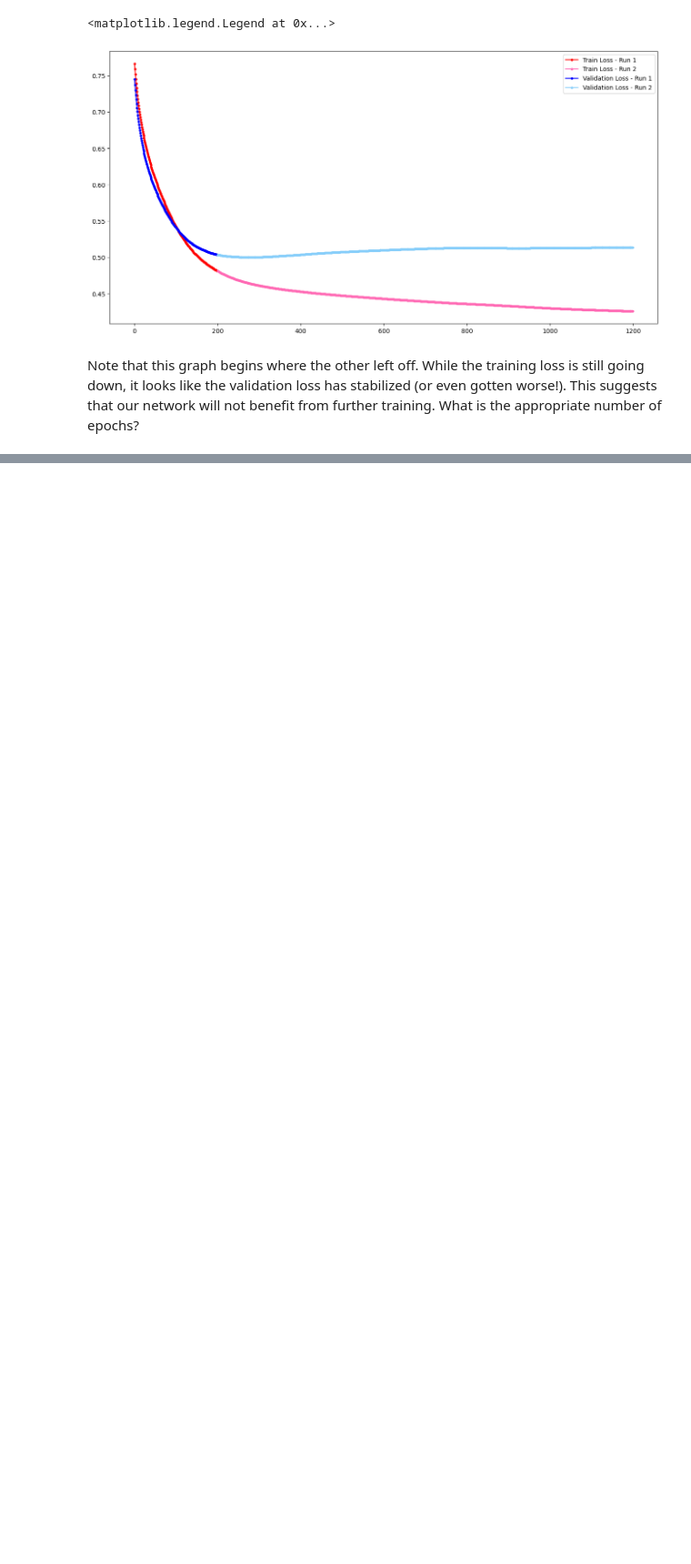
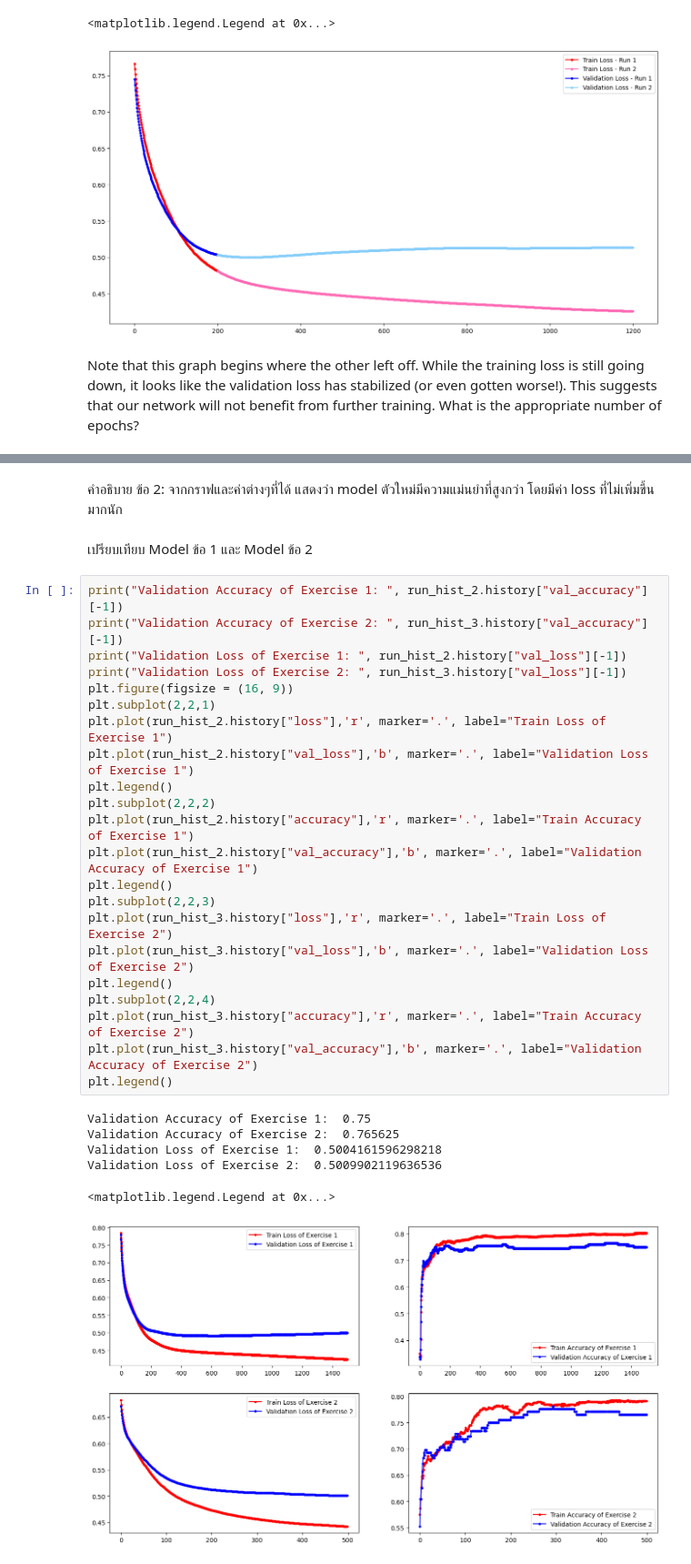
Before and after one commit to Wr3nch-ren/01418364-practical-deep-learning, a Jupyter notebook: 04_Keras_First_NN_HW.ipynb, the cells around one changed output, grey strips where cells are left out. Shown at 91% size. Cells and saved outputs as stored; diff of their text form; blank space fills up the shorter version.

```diff
--- a/04_Keras_First_NN_HW.ipynb
+++ b/04_Keras_First_NN_HW.ipynb
@@ -319,0 +512,33 @@ Note that this graph begins where the other left off.  While the training loss i
+# %% [markdown]
+คำอธิบาย ข้อ 2: จากกราฟและค่าต่างๆที่ได้ แสดงว่า model ตัวใหม่มีความแม่นยำที่สูงกว่า โดยมีค่า loss ที่ไม่เพิ่มขึ้นมากนัก
+# %% [markdown]
+เปรียบเทียบ Model ข้อ 1 และ Model ข้อ 2
+# %%
+print("Validation Accuracy of Exercise 1: ", run_hist_2.history["val_accuracy"][-1])
+print("Validation Accuracy of Exercise 2: ", run_hist_3.history["val_accuracy"][-1])
+print("Validation Loss of Exercise 1: ", run_hist_2.history["val_loss"][-1])
+print("Validation Loss of Exercise 2: ", run_hist_3.history["val_loss"][-1])
+plt.figure(figsize = (16, 9))
+plt.subplot(2,2,1)
+plt.plot(run_hist_2.history["loss"],'r', marker='.', label="Train Loss of Exercise 1")
+plt.plot(run_hist_2.history["val_loss"],'b', marker='.', label="Validation Loss of Exercise 1")
+plt.legend()
+plt.subplot(2,2,2)
+plt.plot(run_hist_2.history["accuracy"],'r', marker='.', label="Train Accuracy of Exercise 1")
+plt.plot(run_hist_2.history["val_accuracy"],'b', marker='.', label="Validation Accuracy of Exercise 1")
+plt.legend()
+plt.subplot(2,2,3)
+plt.plot(run_hist_3.history["loss"],'r', marker='.', label="Train Loss of Exercise 2")
+plt.plot(run_hist_3.history["val_loss"],'b', marker='.', label="Validation Loss of Exercise 2")
+plt.legend()
+plt.subplot(2,2,4)
+plt.plot(run_hist_3.history["accuracy"],'r', marker='.', label="Train Accuracy of Exercise 2")
+plt.plot(run_hist_3.history["val_accuracy"],'b', marker='.', label="Validation Accuracy of Exercise 2")
+plt.legend()
+# %% [output]
+Validation Accuracy of Exercise 1:  0.75
+Validation Accuracy of Exercise 2:  0.765625
+Validation Loss of Exercise 1:  0.5004161596298218
+Validation Loss of Exercise 2:  0.5009902119636536
+<matplotlib.legend.Legend at 0x...>
+[figure, added]
```
Also changed, not shown: parts of 16 cells of this notebook.
